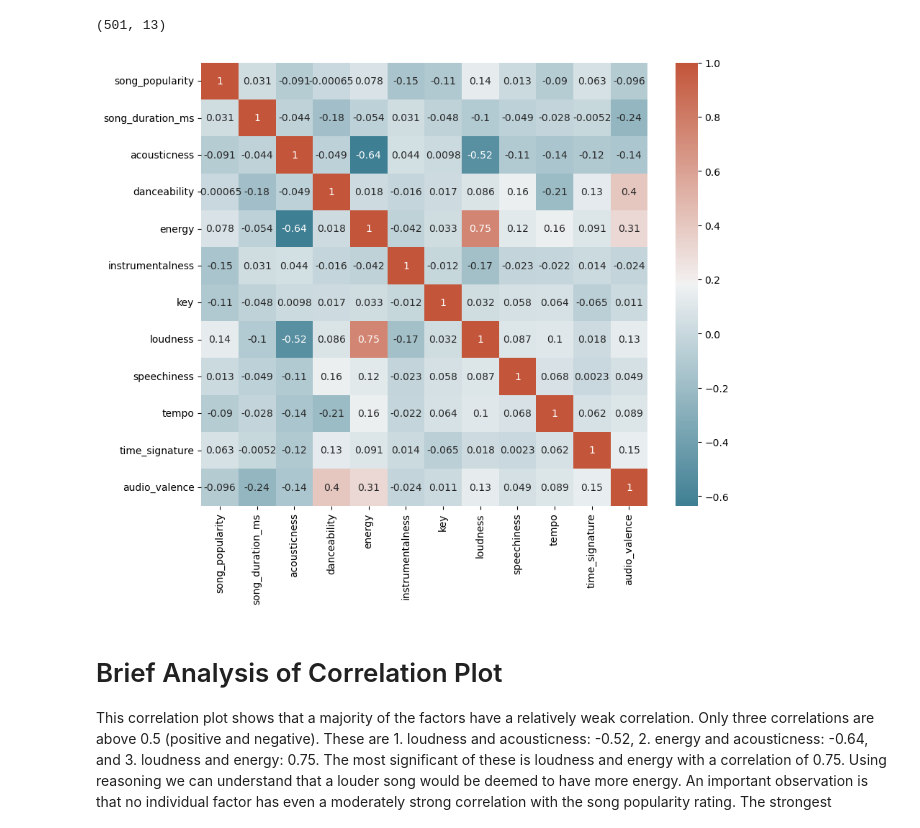
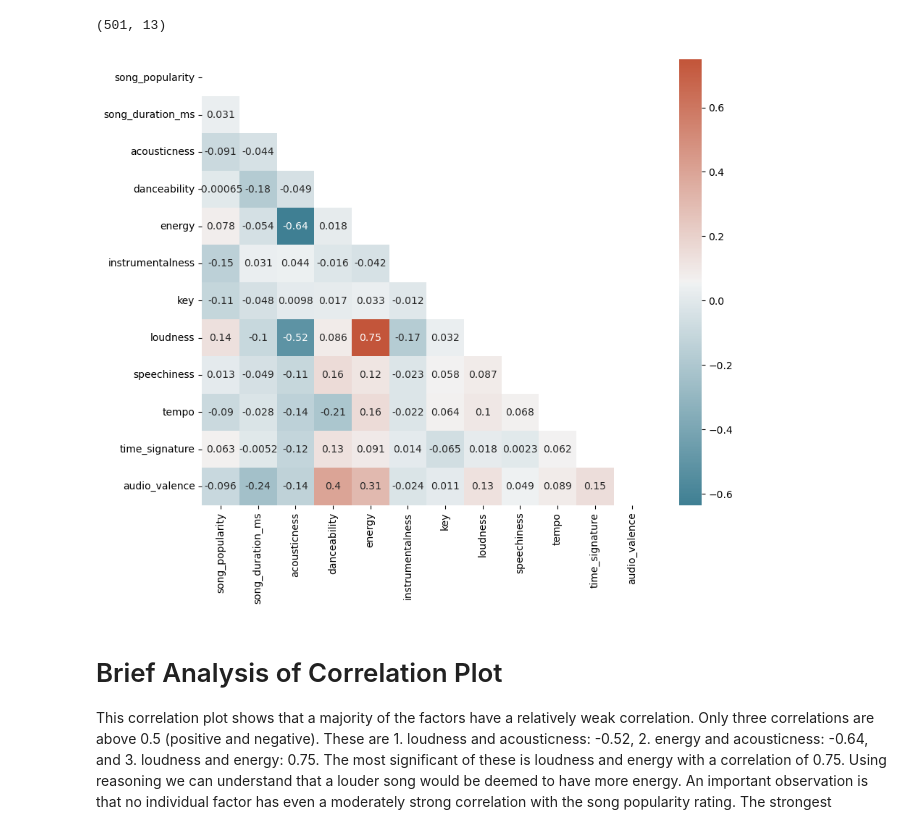
Before and after one commit to ubco-W2022T2-data301/project-group-group48, a Jupyter notebook: analysis/analysis1.ipynb, the cells around one changed output. Drawn from its saved outputs; the diff is of its cells as text; code cells hidden in the pictures.

```diff
--- a/analysis/analysis1.ipynb
+++ b/analysis/analysis1.ipynb
@@ -137,16 +80,18 @@ singsong_cleaned_1.shape
 (501, 13)
 # %%
 corr = singsong_cleaned.corr(numeric_only=True)
+mask = np.triu(np.ones_like(corr, dtype=bool))
 plt.figure(figsize=(10,8))
 sns.heatmap(corr,
             xticklabels=corr.columns,
             yticklabels=corr.columns,
             annot=True,
-            cmap=sns.diverging_palette(220, 20, as_cmap=True))
+            cmap=sns.diverging_palette(220, 20, as_cmap=True),
+            mask=mask)
 plt.yticks(rotation=0)
 plt.show()
 # %% [output]
-[figure, old version]
+[figure, new version]
 # %% [markdown]
 # Brief Analysis of Correlation Plot
 
```
Also changed, not shown: parts of 36 cells of this notebook, 9 other files.
